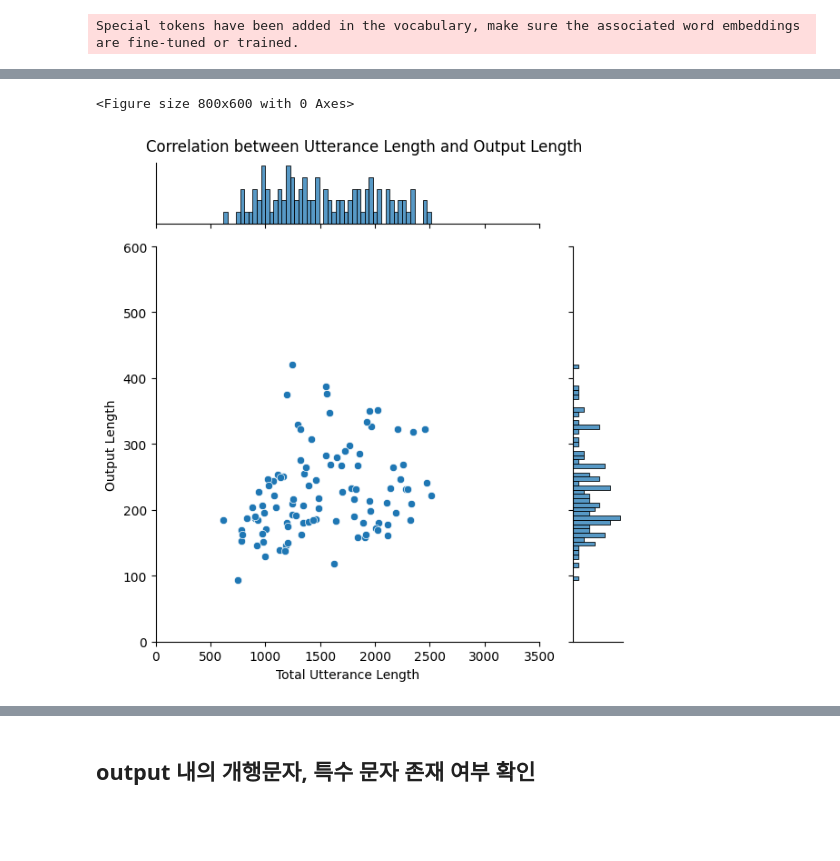
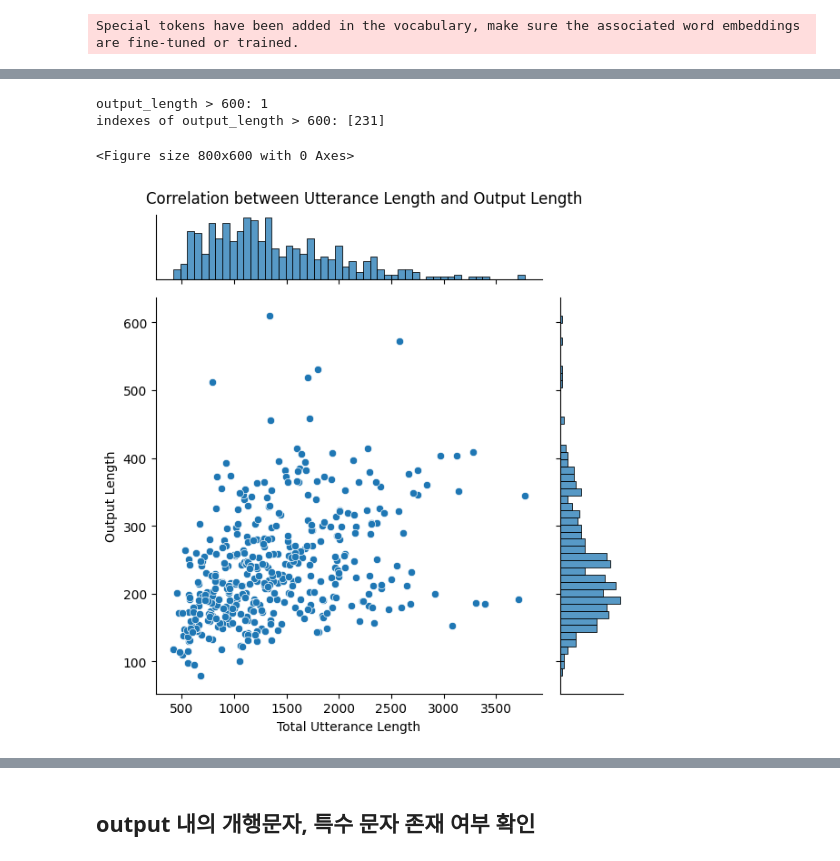
Before and after one commit to DonghaeSuh/dialogue-summarization, a Jupyter notebook: eda/output_structure_eda.ipynb, the cells around one changed output, grey strips where cells are left out. Cells and saved outputs as stored; diff of their text form; code cells hidden in the pictures; blank space fills up the shorter version.

```diff
--- a/eda/output_structure_eda.ipynb
+++ b/eda/output_structure_eda.ipynb
@@ -35,7 +36,11 @@ def make_dataframe(path: str) -> pd.DataFrame:
     df['speakers'] = df['conversation'].apply(lambda turns: list(set(turn['speaker'] for turn in turns)))
 
     # Reorder the columns
-    df = df[['id', 'conversation', 'subject_keyword', 'speakers', 'output']]
+    try:
+        df = df[['id', 'conversation', 'subject_keyword', 'speakers', 'output','inference']]
+
+    except:
+        df = df[['id', 'conversation', 'subject_keyword', 'speakers', 'output']]
 
     return df
 # %%
@@ -48,0 +71,5 @@ nova_result = make_dataframe('../results/nova.json')
+# %%
+nova_result = make_dataframe('../results/hypernova.json')
+dev_nova_result = make_dataframe('../results/hypernova_dev.json')
+hypernova_result = make_dataframe('../results/hypernova.json')
+supernova_reuslt = make_dataframe('../results/supernova3.json')
@@ -223,13 +325,15 @@ Sample indexes that The starter speaker is not the first speaker in the output:
 
     - 만약 길이가 항상 고정된다면, 그에 따른 prompt 추가 및 추가 아이디어 생각 -> 잘 변화되는 것을 확인했기에 추가 실험 중단
 # %%
-def correlation_between_utterance_length_and_output_length(df: pd.DataFrame, tokenizer, utterance_length_range: tuple = None) -> None:
+def correlation_between_utterance_length_and_output_length(df: pd.DataFrame, tokenizer, utterance_length_range: tuple = None, additional_df: pd.DataFrame =None) -> None:
     """
     Plot the correlation between the utterance length and the output length.
 
     Parameters:
     df (pd.DataFrame): DataFrame of the data.
     tokenizer: Tokenizer from Hugging Face Transformers.
+    utterance_length_range (tuple): Range of the utterance length to choose different color.
+    additional_df (pd.DataFrame): Additional DataFrame to plot the correlation.
     """
     # Copy the DataFrame
     df = deepcopy(df)
@@ -237,6 +341,19 @@ def correlation_between_utterance_length_and_output_length(df: pd.DataFrame, tok
     # Calculate the length of the utterance and the output
     total_utterance_length = df['conversation'].apply(lambda x: sum(len(tokenizer.encode(turn['utterance'], add_special_tokens=False)) for turn in x))
     output_length = df['output'].apply(lambda x: len(tokenizer.encode(x)))
+    if additional_df is not None:
+        additional_total_utterance_length = additional_df['conversation'].apply(lambda x: sum(len(tokenizer.encode(turn['utterance'], add_special_tokens=False)) for turn in x))
+        additional_output_length = additional_df['output'].apply(lambda x: len(tokenizer.encode(x)))
+
+    # Find output_length > 600
+    if (output_length > 600).sum() > 0:
+        print('output_length > 600:', (output_length > 600).sum())
+        print('indexes of output_length > 600:', df[output_length > 600].index.tolist())
+        if additional_df is not None:
+            print('-'*95)
+            print('additional output_length > 600:', (additional_output_length > 600).sum())
+            print('additional indexes of output_length > 600:', additional_df[additional_output_length > 600].index.tolist())
+
 
     # Choose different color in the utterance_length_range
 
@@ -247,9 +364,10 @@ def correlation_between_utterance_length_and_output_length(df: pd.DataFrame, tok
     # Plot the correlation
     plt.figure(figsize=(8, 6))
     sns.jointplot(x=total_utterance_length, y=output_length, kind='scatter',hue=df['color'] if utterance_length_range else None, marginal_kws=dict(bins=50, fill=True))
+    # sns.jointplot(x=additional_total_utterance_length, y=additional_output_length, kind='scatter', marginal_kws=dict(bins=50, fill=True))
     # sns.scatterplot(x=total_utterance_length, y=output_length, hue=df['color'] if utterance_length_range else None)
-    # plt.xlim(0, 3500)
-    # plt.ylim(0, 600)
+    plt.xlim(0, 3500)
+    plt.ylim(0, 600)
     plt.tight_layout()
 
     sns.despine()
@@ -268,6 +392,8 @@ Special tokens have been added in the vocabulary, make sure the associated word
 # %%
-correlation_between_utterance_length_and_output_length(dev_df, tokenizer_1)
+correlation_between_utterance_length_and_output_length(hypernova_result, tokenizer_1)
 # %% [output]
-<Figure size 800x600 with 0 Axes>
+output_length > 600: 1
+indexes of output_length > 600: [231]
+<Figure size 800x600 with 0 Axes>
-[figure, old version]
+[figure, new version]
 # %%
```
Also changed, not shown: parts of 27 cells of this notebook, 11 other files.
